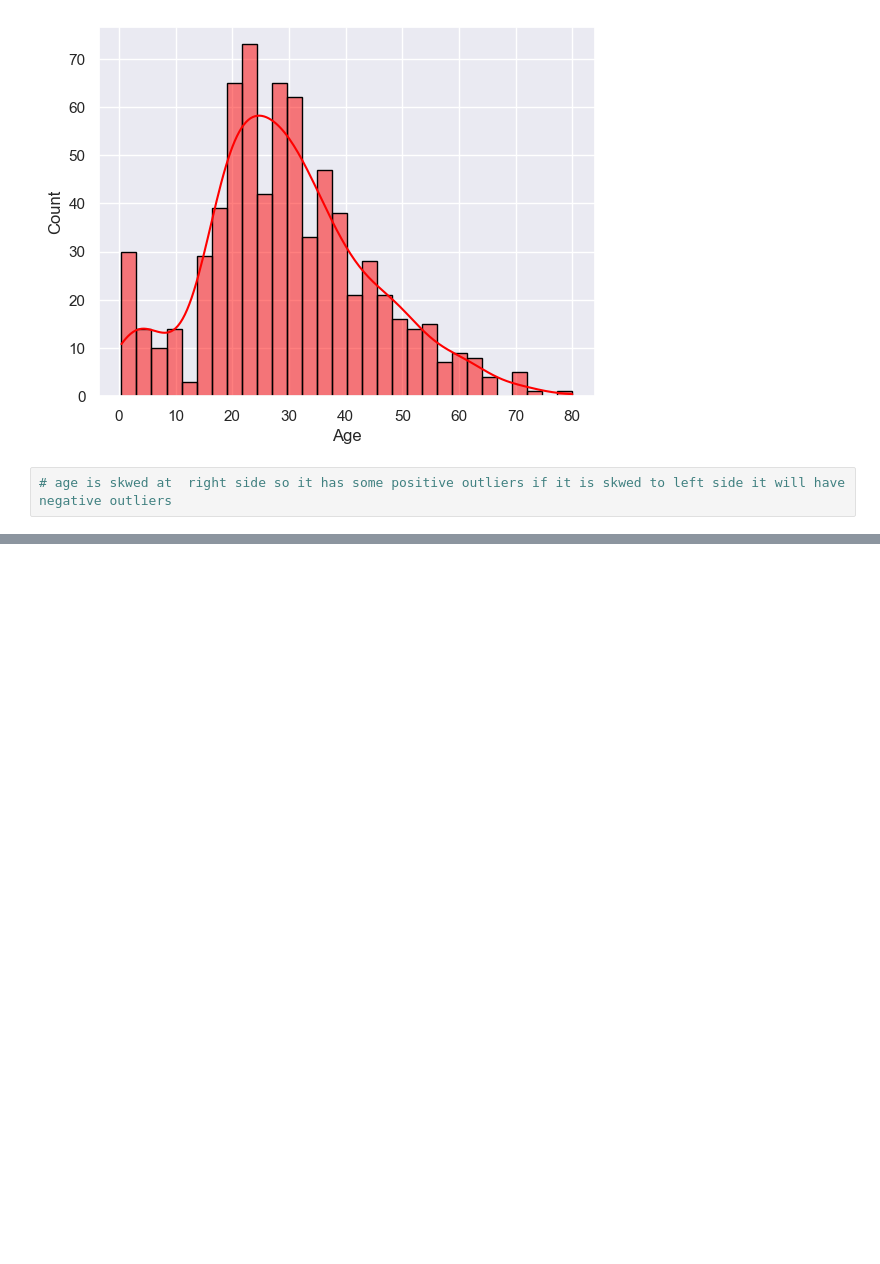
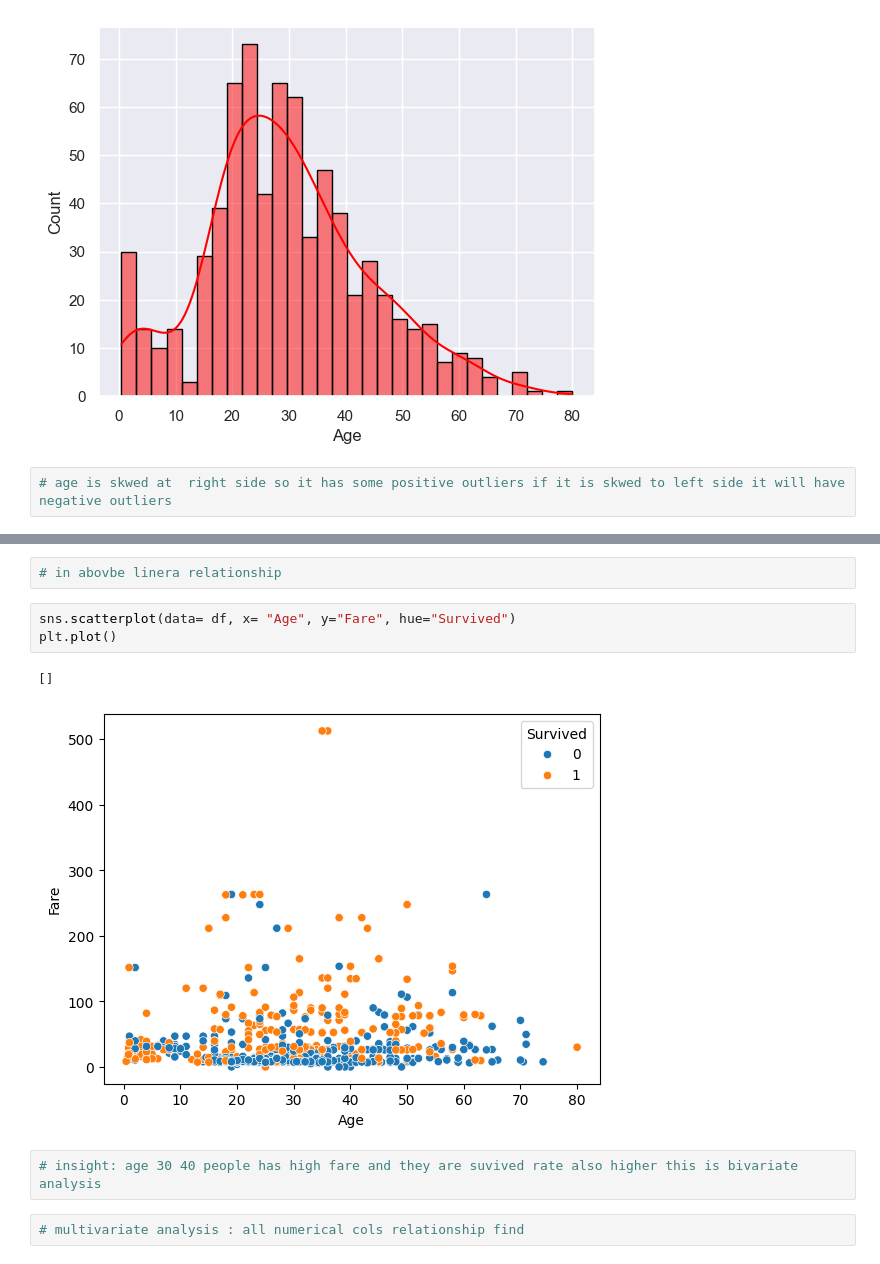
Before and after one commit to payaltanpure/Data_Science_and_Machine_Learning, a Jupyter notebook: eda_data_analysis.ipynb, the cells around one changed output, grey strips where cells are left out. Saved outputs shown, nothing was run; the diff lists cells and outputs as text; blank space fills up the shorter version.

```diff
--- a/eda_data_analysis.ipynb
+++ b/eda_data_analysis.ipynb
@@ -1289,0 +1337,12 @@ sns.countplot(data= df, x="Sex")
+# %%
+# in abovbe linera relationship
+# %%
+sns.scatterplot(data= df, x= "Age", y="Fare", hue="Survived")
+plt.plot()
+# %% [output]
+[]
+[figure, added]
+# %%
+# insight: age 30 40 people has high fare and they are suvived rate also higher this is bivariate analysis
+# %%
+# multivariate analysis : all numerical cols relationship find
```
Also changed, not shown: parts of 20 cells of this notebook.
